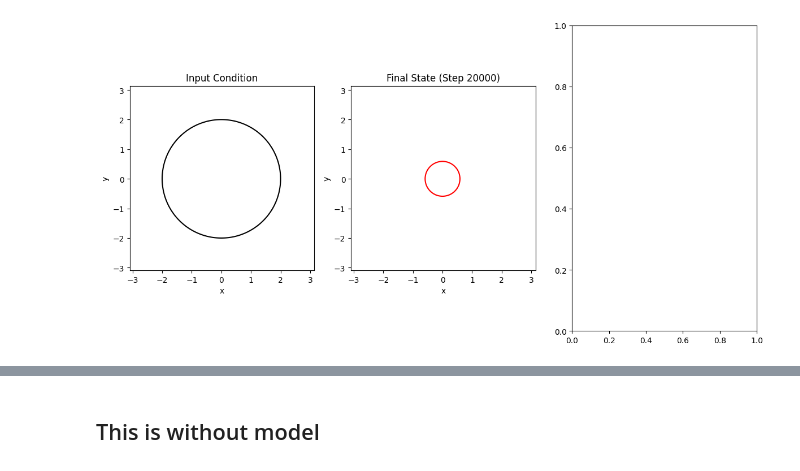
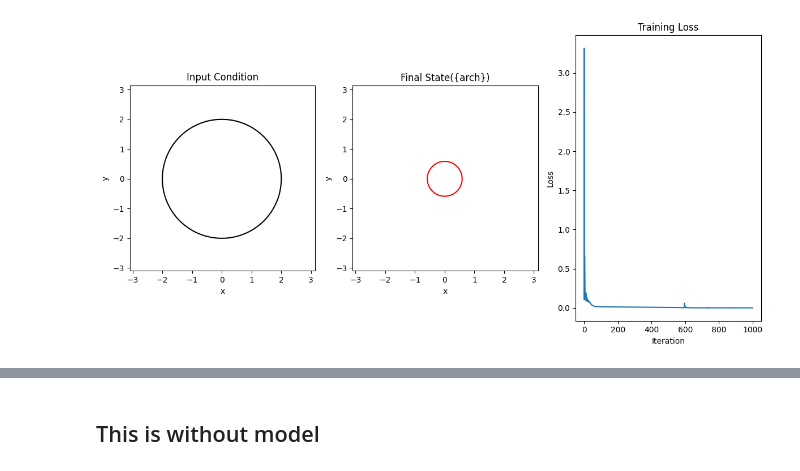
Before and after one commit to manjudhital/master_thesis, a Jupyter notebook: phasefield/spifol_class_loss.ipynb, the cells around one changed output, grey strips where cells are left out. Drawn from its saved outputs; the diff is of its cells as text; code cells hidden in the pictures.

```diff
--- a/phasefield/spifol_class_loss.ipynb
+++ b/phasefield/spifol_class_loss.ipynb
@@ -215,13 +215,14 @@ class SPiFOL:
 
 
    def allen_cahn_equation(self, uk, total_steps=20000):
-        for _ in range(total_steps):
-            cahn = eps**2
-            uk = jnp.real(uk)
-            # Allen-Cahn equation in Fourier space
-            s_hat = jfft.fft2(cahn * uk - self.dt * (uk**3 - 3 * uk))
-            v_hat = s_hat / (cahn + self.dt * (2 + cahn * (self.pp2 + self.qq2)))
-            uk = jfft.ifft2(v_hat)  # Update uk to the next state
+        # for _ in range(total_steps):
+        #     cahn = eps**2
+        #     uk = jnp.real(uk)
+        #     # Allen-Cahn equation in Fourier space
+        #     s_hat = jfft.fft2(cahn * uk - self.dt * (uk**3 - 3 * uk))
+        #     v_hat = s_hat / (cahn + self.dt * (2 + cahn * (self.pp2 + self.qq2)))
+        #     uk = jfft.ifft2(v_hat)  # Update uk to the next state
+        uk = np.load('final_output.npy_20000.npy')
 
         return jnp.real(uk)  # Return only the final state
 
@@ -326,26 +327,25 @@ class SPiFOL:
 
 
    @partial(jit, static_argnums=(0,))
-   def step(self, i, opt_state, uk, u_gt):
+   def step(self, i, opt_state, uk):
         params = self.get_params(opt_state)
         grads = grad(self.loss_single)(params, uk)
         return self.opt_update(i, grads, opt_state)
 
 
    def train(self, uk, nIter=1000):
-        u_gt = self.allen_cahn_equation(uk)  # gt is ground truth
         pbar = trange(nIter)
         for it in pbar:
-            self.opt_state = self.step(next(self.itercount), self.opt_state, uk, u_gt)
+            self.opt_state = self.step(next(self.itercount), self.opt_state, uk)
     #    self.itercount = iter(range(nIter))  # Create an iterator
 
 
 
 
             # Logger (log the loss every 100 iterations)
-            if it % 100 == 0:
+            if it % 1 == 0:
                 params = self.get_params(self.opt_state)
-                loss = self.loss_single(params, uk, u_gt)
+                loss = self.loss_single(params, uk)
                 self.total_loss_log.append(loss)
                 # self.total_energy_loss_log.append(energy_loss)
                 pbar.set_postfix({'Loss': loss})
@@ -417,13 +417,13 @@ mlp_layers = [16384, 32, 32, 16384]
 # Define FNO layers
 fno_layers = [
    Dense(32),
-   # Permute("ijkl->iljk"),
-   # FNOBlock2D(32),
-   # Gelu,  # activation can be changed here
-   # FNOBlock2D(32),
-   Gelu,
-   # FNOBlock2D(32),
-   # Permute("ijkl->iklj"),
+#    Permute("ijkl->iljk"),
+#    FNOBlock2D(32),
+   Gelu,  # activation can be changed here
+#    FNOBlock2D(32),
+#    Gelu,
+#    FNOBlock2D(32),
+#    Permute("ijkl->iklj"),
    Dense(32),
    Gelu,
    Dense(1),
@@ -434,15 +434,14 @@ cahn = eps**2
 for arch in arch_list:
    # Initialize and train the model
     model = SPiFOL(L, x, y, h, eps, pp2, qq2, dt,  N, fno_layers,mlp_layers,lr, arch)
-    final_state = model.allen_cahn_equation(input_condition)
-#    model.train(input_condition, nIter=1)
+    # final_state = model.allen_cahn_equation(input_condition)
+    model.train(input_condition, nIter=1000)
 
 
-#    params = model.get_params(model.opt_state)
-#    model_prediction = model.operator_net(params, input_condition).reshape(N, N)
+params = model.get_params(model.opt_state)
+model_prediction = model.operator_net(params, input_condition).reshape(N, N)
 
-# print(f'model prediction = {model_prediction}')
-#    model_prediction = denormalize(model_prediction, mean, std)
+
 
 
 
@@ -491,38 +490,42 @@ for arch in arch_list:
 
 
 
 
 #    plt.tight_layout()
 #    plt.show()
 
 
 # Plot the initial and final states
 fig, axs = plt.subplots(1, 3, figsize=(12, 6))
 
 # Input condition plot
 axs[0].contour(x, y, jnp.real(input_condition.T), levels=[0], colors="black")
 axs[0].set_title('Input Condition')
 axs[0].set_aspect('equal', adjustable='box')
 axs[0].set_xlabel('x')
 axs[0].set_ylabel('y')
 
 # Final state plot
-axs[1].contour(x, y, final_state.T, levels=[0], colors="red")
-axs[1].set_title('Final State (Step 20000)')
+axs[1].contour(x, y, model_prediction.T, levels=[0], colors="red")
+axs[1].set_title('Final State({arch})')
 axs[1].set_aspect('equal', adjustable='box')
 axs[1].set_xlabel('x')
 axs[1].set_ylabel('y')
 
-# np.save("initial_condition.npy", uk)
-# np.save("final_output.npy_loop_20000",jnp.real(final_state))
+# #    # Plot loss
+axs[2].plot(model.total_loss_log)
+axs[2].set_title('Training Loss')
+axs[2].set_xlabel('Iteration')
+axs[2].set_ylabel('Loss')
+
 
 
 
 
 plt.tight_layout()
 plt.show()
 # %% [output]
-[figure, old version]
+[figure, new version]
 # %%
 
 
```
Also changed, not shown: parts of 1 cell of this notebook.
